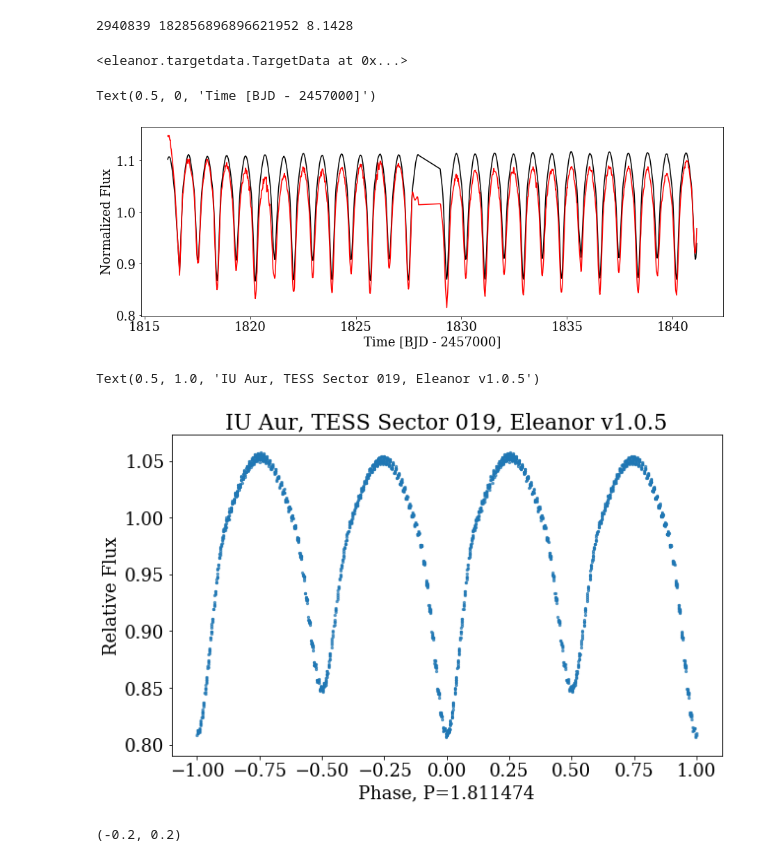
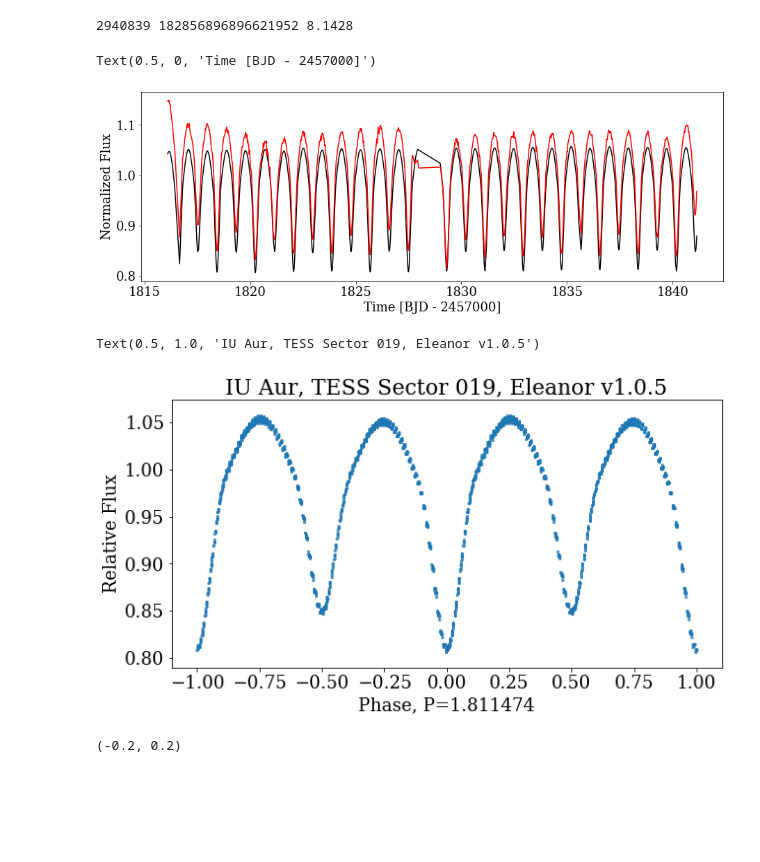
Before and after one commit to StellarCartography/incl-change-EB, a Jupyter notebook: IU_Aur.ipynb, the cells around one changed output. Drawn from its saved outputs; the diff is of its cells as text; code cells hidden in the pictures; blank space fills up the shorter version.

```diff
--- a/IU_Aur.ipynb
+++ b/IU_Aur.ipynb
@@ -47,24 +36,21 @@ print(star.tic, star.gaia, star.tess_mag)
 2940839 182856896896621952 8.1428
 # %%
 data = eleanor.TargetData(star)
-# %%
-data
-# %% [output]
-<eleanor.targetdata.TargetData at 0x...>
 # %%
 plt.figure(figsize=(15,5))
 
-q = data.quality == 0
+q = (data.quality == 0)
 
-plt.plot(data.time[q], data.raw_flux[q]/np.nanmedian(data.raw_flux[q])+0.06, 'k')
+plt.plot(data.time[q], data.raw_flux[q]/np.nanmedian(data.raw_flux[q]), 'k')
 plt.plot(data.time[q], data.corr_flux[q]/np.nanmedian(data.corr_flux[q]) + 0.03, 'r')
-# plt.plot(data.time[q], data.pca_flux[q]/np.nanmedian(data.pca_flux[q]), 'g')
-# plt.plot(data.time[q], data.psf_flux[q]/np.nanmedian(data.psf_flux[q]) - 0.02, 'b')
+
 plt.ylabel('Normalized Flux')
 plt.xlabel('Time [BJD - 2457000]')
+# plt.ylim(1.025,1.035)
+# plt.xlim(1670,1670+3.78*2)
 # %% [output]
 Text(0.5, 0, 'Time [BJD - 2457000]')
-[figure, old version]
+[figure, new version]
 # %%
 TBJD0 = 2457000
 
@@ -71,24 +58,24 @@ TBJD0 = 2457000
 ephem = 2447469.5535
 per = 1.811474
 # %%
-plt.figure(figsize=(10,6))
+plt.figure(figsize=(10,5))
 # plt.scatter(((data.time[q] + TBJD0 - ephem) % per)/per,
 #             data.corr_flux[q]/np.nanmedian(data.corr_flux[q]),
 #             s=5)
 plt.scatter(((data.time[q] + TBJD0 - ephem) % per)/per,
             data.raw_flux[q]/np.nanmedian(data.raw_flux[q]),
             s=5, c='C0', alpha=0.7)
 plt.scatter(((data.time[q] + TBJD0 - ephem) % per)/per-1,
             data.raw_flux[q]/np.nanmedian(data.raw_flux[q]),
             s=5, c='C0', alpha=0.7)
 
 
 plt.xlabel('Phase, P='+str(per))
 plt.ylabel('Relative Flux')
 plt.title('IU Aur, TESS Sector 019, Eleanor v'+eleanor.__version__)
 # %% [output]
 Text(0.5, 1.0, 'IU Aur, TESS Sector 019, Eleanor v1.0.5')
-[figure, old version]
+[figure, new version]
 # %%
 # VERY low O-C shift.... But this probably is a very good point-in-time measurment
 
```
Also changed, not shown: parts of 2 cells of this notebook, 1 other file.
